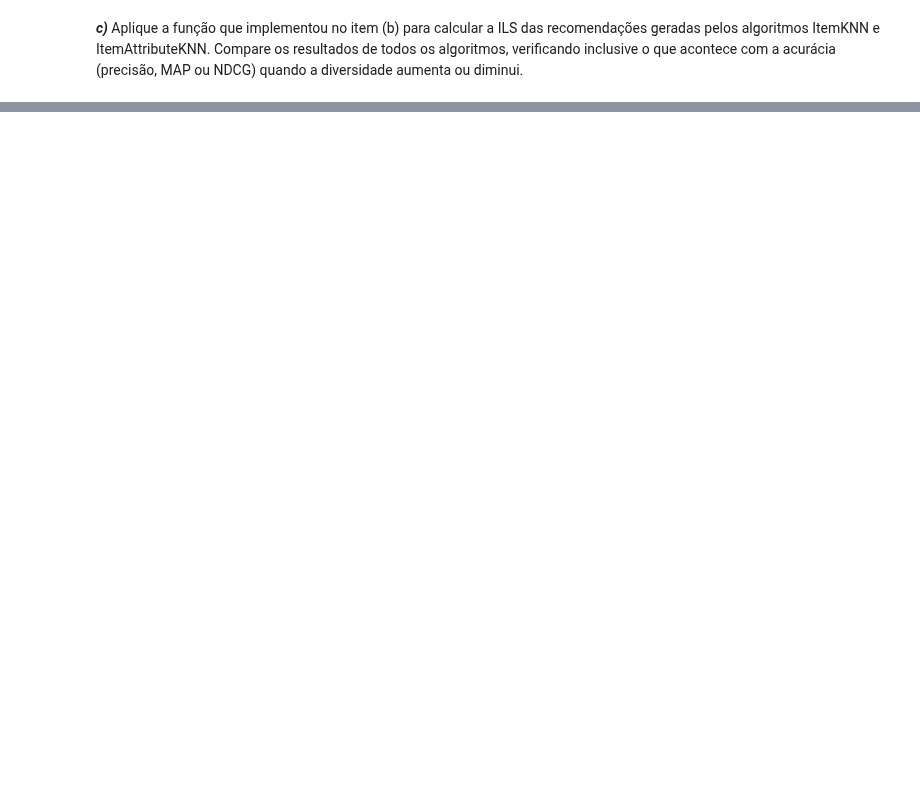
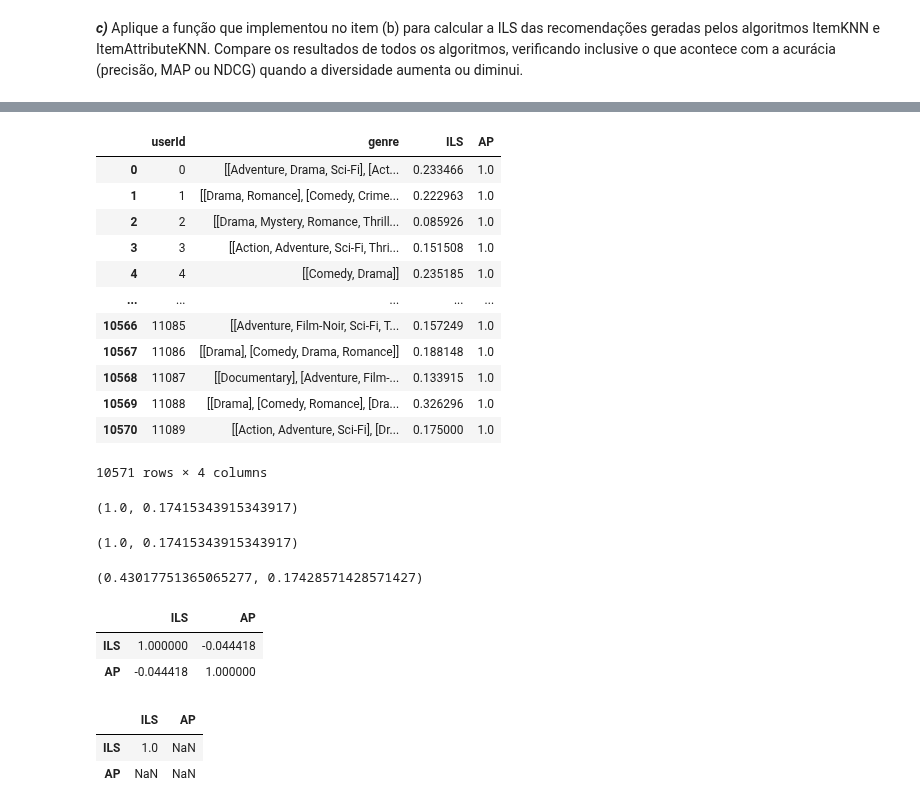
Before and after one commit to caiotda/SCC5966---Recommender-Systems, a Jupyter notebook: Aula05_Exercicios.ipynb, the cells around one changed output, grey strips where cells are left out. Cells and saved outputs as stored; diff of their text form; code cells hidden in the pictures; blank space fills up the shorter version.

```diff
--- a/Aula05_Exercicios.ipynb
+++ b/Aula05_Exercicios.ipynb
@@ -340,0 +452,2 @@ average_precision(1, recs, test)
+# %%
+recs_item_attribute = pd.read_csv('./item_attribute_knn.dat', sep='\t', names=['userId', 'movieId', 'score'])
@@ -340,0 +492,2 @@ average_precision(1, recs, test)
+# %%
+genres_per_user_item_attribute = get_genres_recommended_per_user(recs_item_attribute)
@@ -340,0 +500,4 @@ average_precision(1, recs, test)
+# %%
+item_attribute_metrics = create_AP_col(
+                                metrics_df=get_ils_metric(genres_per_user_item_attribute), recs_df=recs_item_attribute
+)
@@ -340,0 +544,40 @@ average_precision(1, recs, test)
+# %%
+item_attribute_metrics
+# %% [output]
+|  | userId | genre | ILS | AP |
+| 0 | 0 | [[Adventure, Drama, Sci-Fi], [Act... | 0.233466 | 1.0 |
+| 1 | 1 | [[Drama, Romance], [Comedy, Crime... | 0.222963 | 1.0 |
+| 2 | 2 | [[Drama, Mystery, Romance, Thrill... | 0.085926 | 1.0 |
+| 3 | 3 | [[Action, Adventure, Sci-Fi, Thri... | 0.151508 | 1.0 |
+| 4 | 4 | [[Comedy, Drama]] | 0.235185 | 1.0 |
+| ... | ... | ... | ... | ... |
+| 10566 | 11085 | [[Adventure, Film-Noir, Sci-Fi, T... | 0.157249 | 1.0 |
+| 10567 | 11086 | [[Drama], [Comedy, Drama, Romance]] | 0.188148 | 1.0 |
+| 10568 | 11087 | [[Documentary], [Adventure, Film-... | 0.133915 | 1.0 |
+| 10569 | 11088 | [[Drama], [Comedy, Romance], [Dra... | 0.326296 | 1.0 |
+| 10570 | 11089 | [[Action, Adventure, Sci-Fi], [Dr... | 0.175000 | 1.0 |
+10571 rows × 4 columns
+# %%
+MAP(item_attribute_metrics), median_ILS(item_attribute_metrics)
+# %% [output]
+(1.0, 0.17415343915343917)
+# %%
+MAP(item_knn_metrics), median_ILS(item_knn_metrics)
+# %% [output]
+(1.0, 0.17415343915343917)
+# %%
+MAP(BPR_metrics), median_ILS(BPR_metrics)
+# %% [output]
+(0.43017751365065277, 0.17428571428571427)
+# %%
+BPR_metrics[["ILS", "AP"]].corr()
+# %% [output]
+|  | ILS | AP |
+| ILS | 1.000000 | -0.044418 |
+| AP | -0.044418 | 1.000000 |
+# %%
+item_attribute_metrics[["ILS", "AP"]].corr()
+# %% [output]
+|  | ILS | AP |
+| ILS | 1.0 | NaN |
+| AP | NaN | NaN |
```
Also changed, not shown: parts of 63 cells of this notebook.
